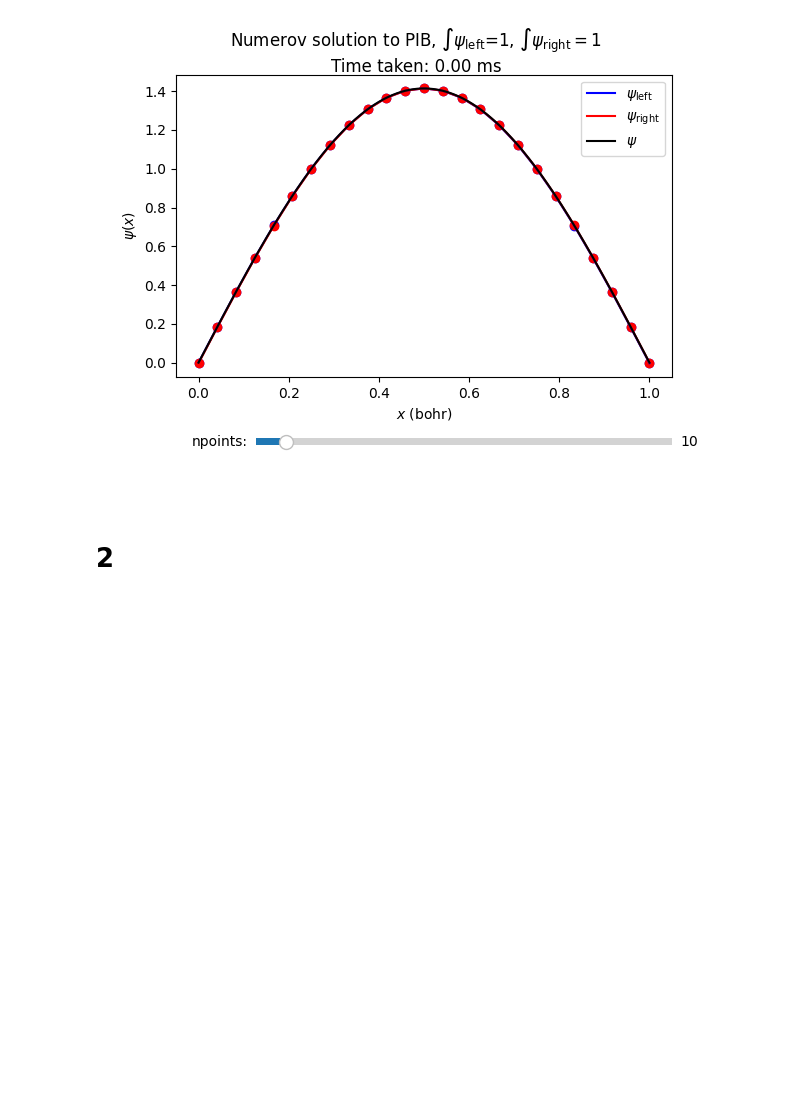
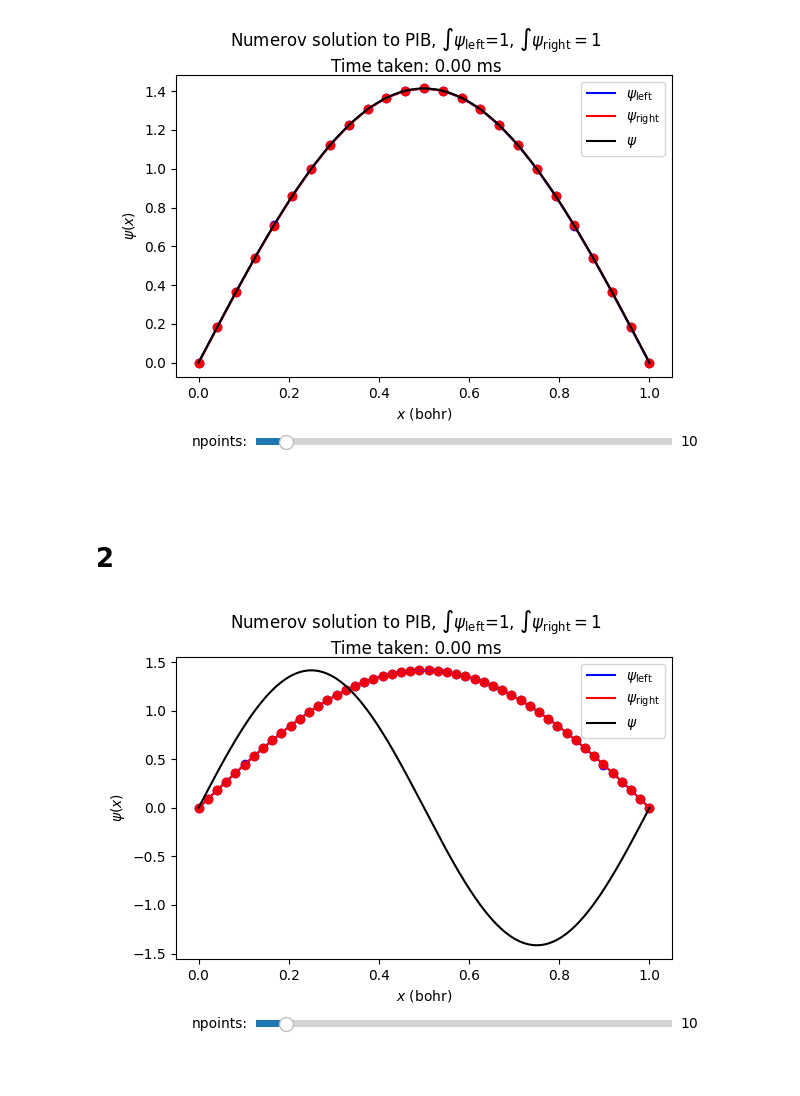
Before and after one commit to mikayla-eckelcifrese/EEE_434_functions, a Jupyter notebook: Project2_Numerical_Solutions_Schrodinger_Equation.ipynb, the cells around one changed output. Drawn from its saved outputs; the diff is of its cells as text; code cells hidden in the pictures; blank space fills up the shorter version.

```diff
--- a/Project2_Numerical_Solutions_Schrodinger_Equation.ipynb
+++ b/Project2_Numerical_Solutions_Schrodinger_Equation.ipynb
@@ -75,3 +75,7 @@ numerov2(25)
 [figure]
 # %% [markdown]
 # 2
+# %%
+numerov2(numPoints=50, n = 2)
+# %% [output]
+[figure, added]
```
Also changed, not shown: 1 other file.
